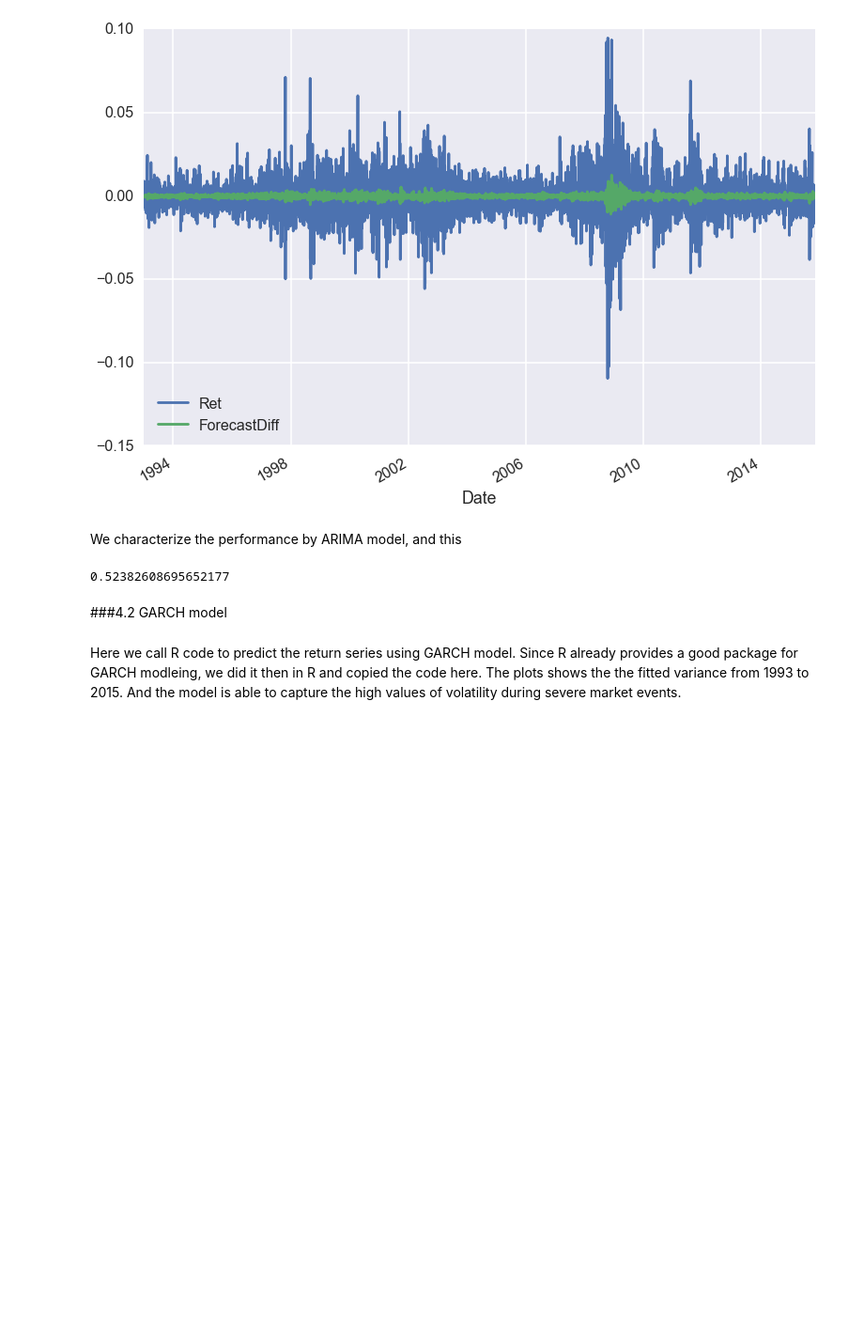
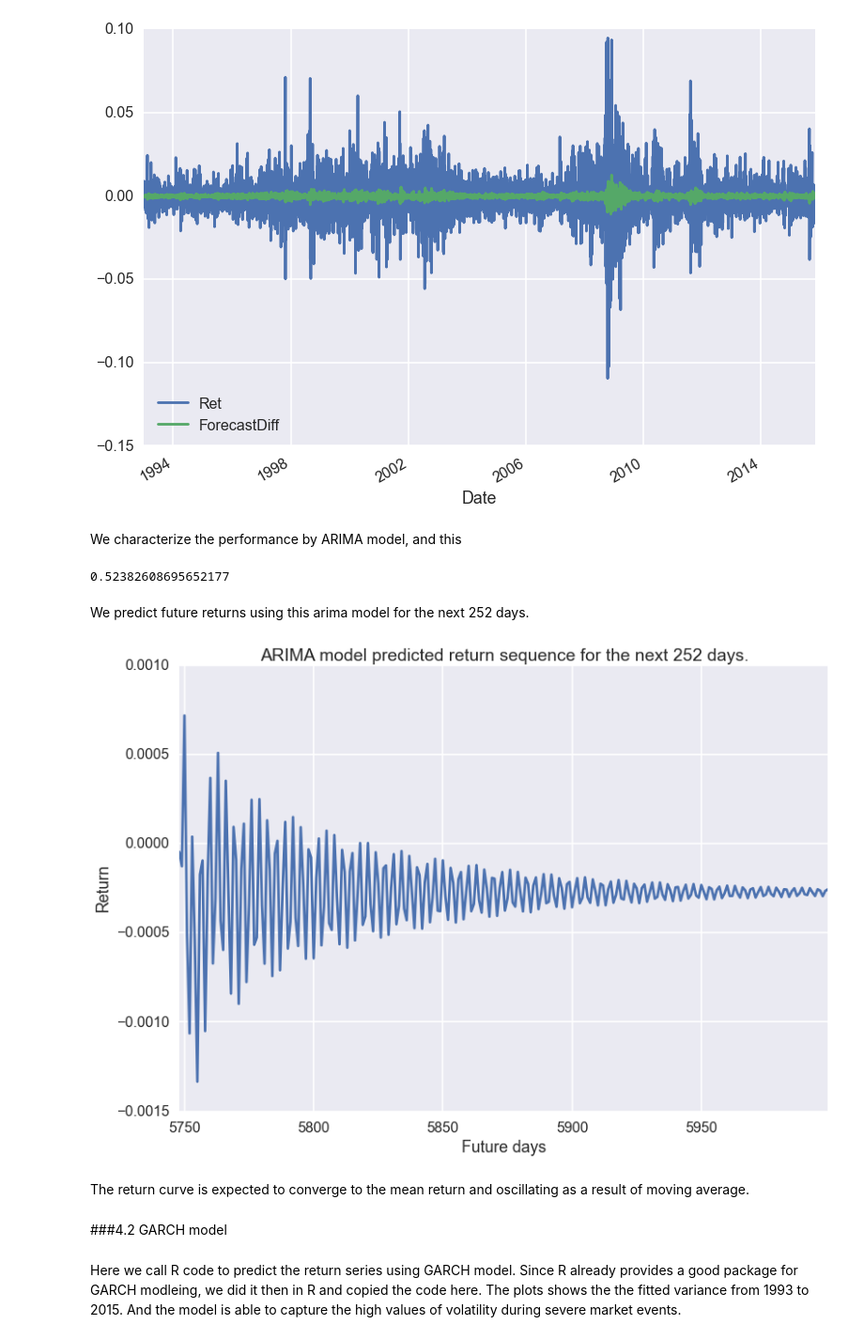
Before and after one commit to CS209-StockMarket/AC209-Project_Win_The_Market, a Jupyter notebook: Win_The_Market.ipynb, the cells around one changed output. Shown at 94% size. Saved outputs shown, nothing was run; the diff lists cells and outputs as text; code cells hidden in the pictures; blank space fills up the shorter version.

```diff
--- a/Win_The_Market.ipynb
+++ b/Win_The_Market.ipynb
@@ -611,6 +611,8 @@ A coin flip sequence gives us a prediction accuracy of 52%, as we expected, fair
 We first fit the S&P 500 time series using ARIMA model. To find the best model parameters, we loop over lag 1-5 for the regressor as well as moving average. We use AIC as benchmark to determine which parameter sets can minimize it. To note, ARIMA model assumes covariance stationarity, which we address it in the next part, GARCH.
 # %%
 import statsmodels.api as sm
+# %%
+sp_ret_df.index = pd.to_datetime(sp_ret_df.index)
 # %%
 fin_aic= np.inf
 for p in range(1,5,1):
@@ -655,6 +657,18 @@ We characterize the performance by ARIMA model, and this
 np.mean((sp_ret_df['Ret'].values>=0)==(sp_ret_df['ForecastDiff'].values>=0))
 # %% [output]
 0.52382608695652177
+# %% [markdown]
+We predict future returns using this arima model for the next 252 days.
+# %%
+arima_final.predict(start=0, end=6000)[5748:6000].plot()
+plt.title('ARIMA model predicted return sequence for the next 252 days.')
+plt.ylabel('Return')
+plt.xlabel('Future days')
+plt.show()
+# %% [output]
+[figure, added]
+# %% [markdown]
+The return curve is expected to converge to the mean return and oscillating as a result of moving average.
 # %% [markdown]
 
 ###4.2 GARCH model
```
Also changed, not shown: parts of 6 cells of this notebook.
